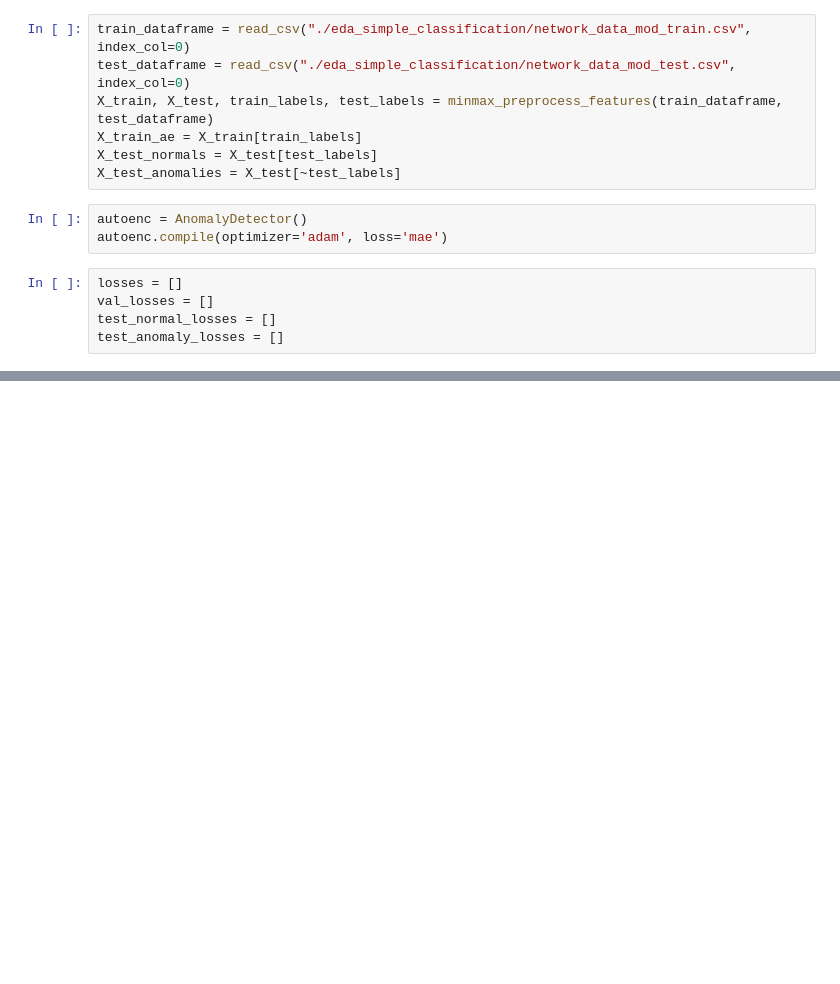
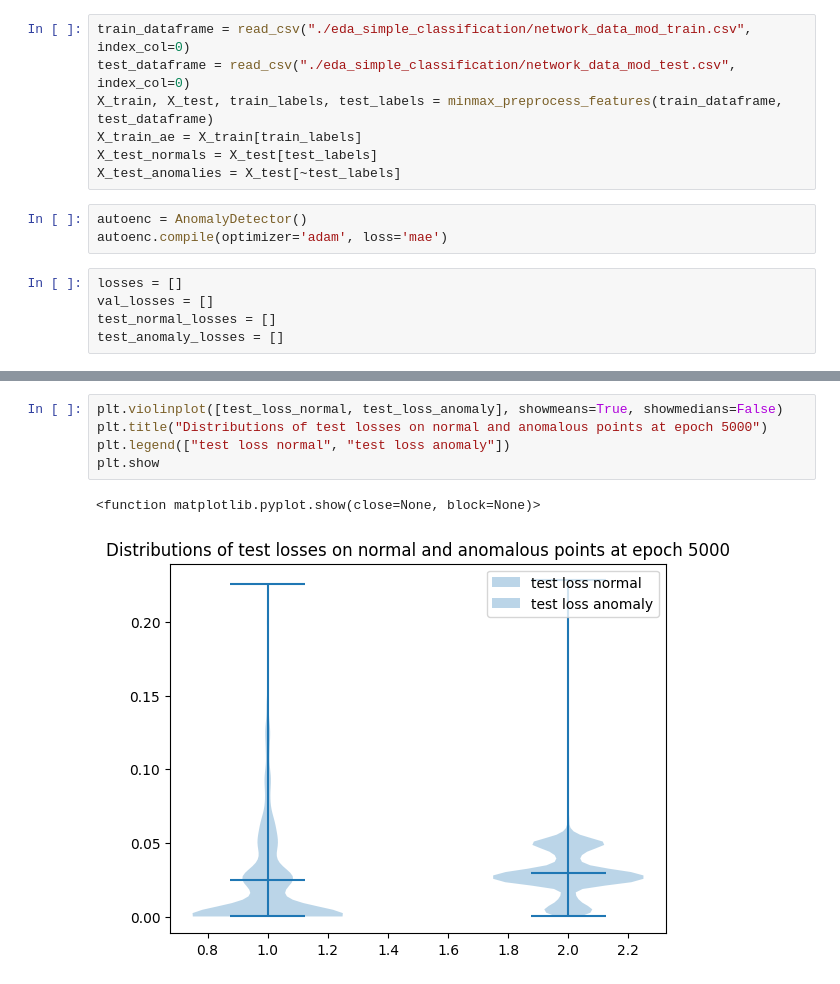
Before and after one commit to joshuapalicka/network-anomaly-detection, a Jupyter notebook: autoencoder_test_loss.ipynb, the cells around one changed output, grey strips where cells are left out. Cells and saved outputs as stored; diff of their text form; blank space fills up the shorter version.

Commit message:
5k epoch run of autoencoder with charts
 Changes to be committed:
	modified:   autoencoder_test_loss.ipynb

```diff
--- a/autoencoder_test_loss.ipynb
+++ b/autoencoder_test_loss.ipynb
@@ -51,3 +71,11 @@ plt.show()
+# %%
+plt.violinplot([test_loss_normal, test_loss_anomaly], showmeans=True, showmedians=False)
+plt.title("Distributions of test losses on normal and anomalous points at epoch 5000")
+plt.legend(["test loss normal", "test loss anomaly"])
+plt.show
+# %% [output]
+<function matplotlib.pyplot.show(close=None, block=None)>
+[figure, added]
 # %%
 from time import time
 from turtleIsolationForests.printResults import calc_confusion, get_auroc_value, calc_f1, print_by_result
```
Also changed, not shown: parts of 7 cells of this notebook.
